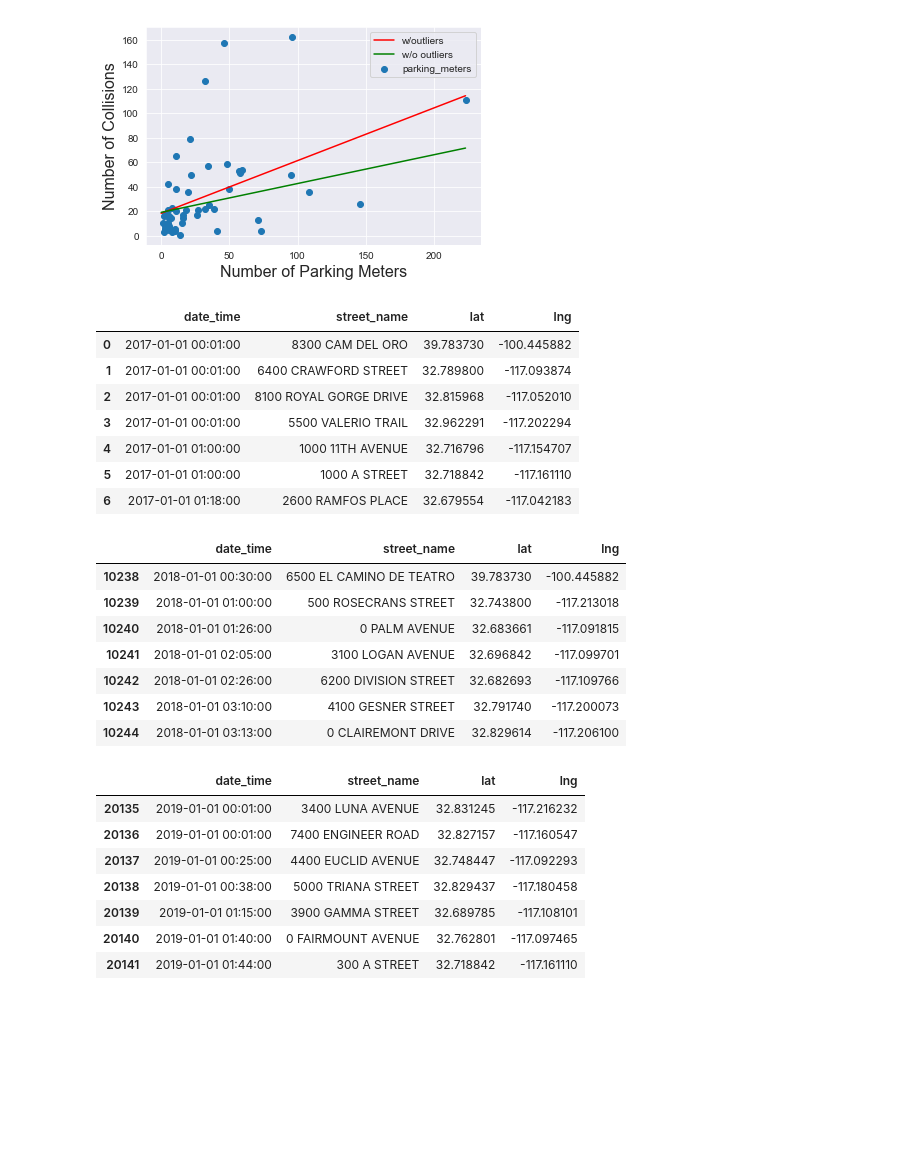
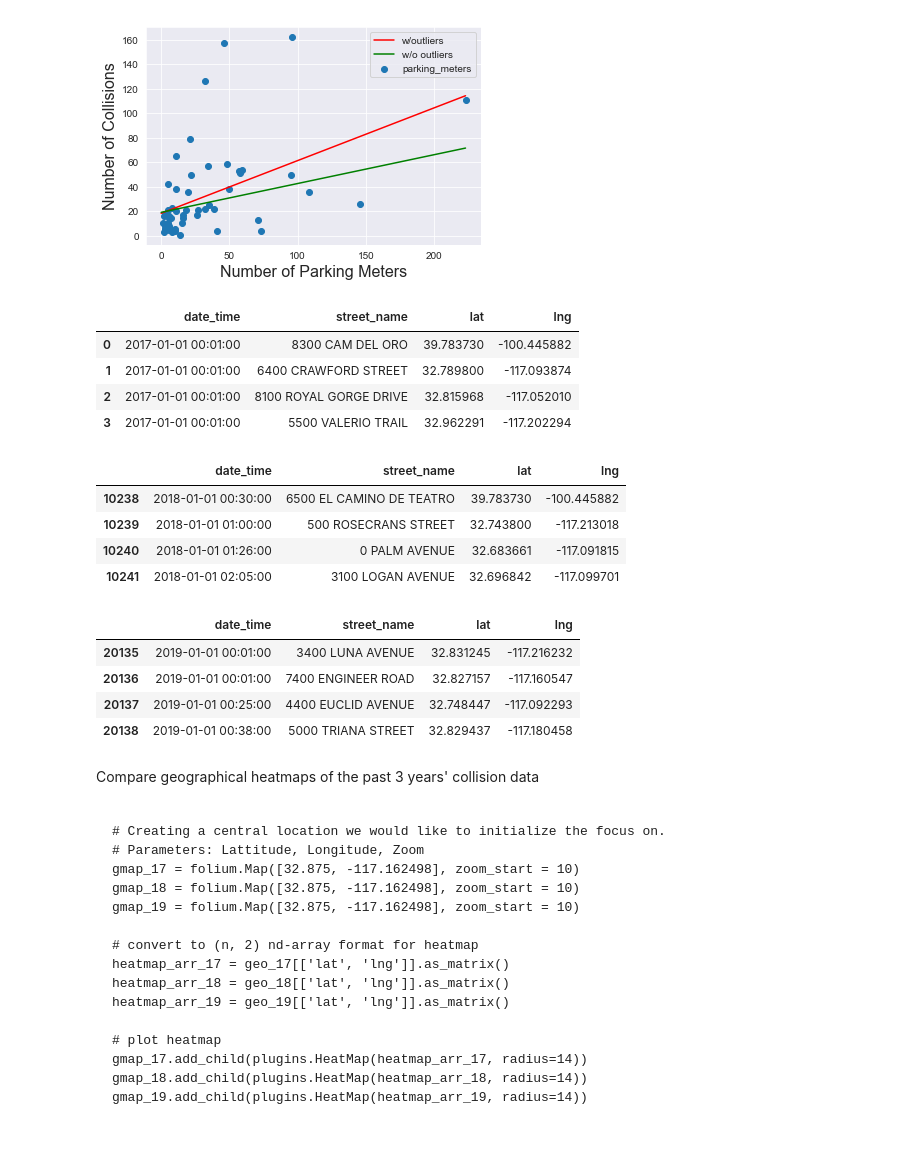
Before and after one commit to rileyfroehlich/COGS-108-Final-Project, a Jupyter notebook: Final_Project.ipynb, the cells around one changed output. Cells and saved outputs as stored; diff of their text form; code cells hidden in the pictures; blank space fills up the shorter version.

Commit message:
Heatmaps

````diff
--- a/Final_Project.ipynb
+++ b/Final_Project.ipynb
@@ -519,47 +516,60 @@ Text(0.5, 0, 'Number of Parking Meters')
 # %%
 #read data file and drop index column
 df_geo = pd.read_csv( 'df_geo_data.csv' )
 df_geo.drop( columns = 'Unnamed: 0', inplace = True )
 
 #sort the data based on the date
 df_geo.sort_values( 'date_time', inplace = True )
 
 #based on a substring of the date_time column create a
 #boolean series that compares the last two digits of the year
 mask_17 = df_geo.date_time.str[ 2:4 ] == '17'
 mask_18 = df_geo.date_time.str[ 2:4 ] == '18'
 mask_19 = df_geo.date_time.str[ 2:4 ] == '19'
 
 #placing the boolean series back into the dataframe
 #creates split dataframes based on the series
-df_17 = df_geo[ mask_17 ]
-df_18 = df_geo [ mask_18 ]
-df_19 = df_geo[ mask_19 ]
+geo_17 = df_geo[ mask_17 ]
+geo_18 = df_geo [ mask_18 ]
+geo_19 = df_geo[ mask_19 ]
 
 #print all dataframes
-multiple_df_display( df_17[0:7], df_18[0:7], df_19[0:7])
+multiple_df_display( geo_17[0:4], geo_18[0:4], geo_19[0:4])
 # %% [output]
 |  | date_time | street_name | lat | lng |
 | 0 | 2017-01-01 00:01:00 | 8300 CAM DEL ORO | 39.783730 | -100.445882 |
 | 1 | 2017-01-01 00:01:00 | 6400 CRAWFORD STREET | 32.789800 | -117.093874 |
 | 2 | 2017-01-01 00:01:00 | 8100 ROYAL GORGE DRIVE | 32.815968 | -117.052010 |
 | 3 | 2017-01-01 00:01:00 | 5500 VALERIO TRAIL | 32.962291 | -117.202294 |
-| 4 | 2017-01-01 01:00:00 | 1000 11TH AVENUE | 32.716796 | -117.154707 |
-| 5 | 2017-01-01 01:00:00 | 1000 A STREET | 32.718842 | -117.161110 |
-| 6 | 2017-01-01 01:18:00 | 2600 RAMFOS PLACE | 32.679554 | -117.042183 |
 |  | date_time | street_name | lat | lng |
 | 10238 | 2018-01-01 00:30:00 | 6500 EL CAMINO DE TEATRO | 39.783730 | -100.445882 |
 | 10239 | 2018-01-01 01:00:00 | 500 ROSECRANS STREET | 32.743800 | -117.213018 |
 | 10240 | 2018-01-01 01:26:00 | 0 PALM AVENUE | 32.683661 | -117.091815 |
 | 10241 | 2018-01-01 02:05:00 | 3100 LOGAN AVENUE | 32.696842 | -117.099701 |
-| 10242 | 2018-01-01 02:26:00 | 6200 DIVISION STREET | 32.682693 | -117.109766 |
-| 10243 | 2018-01-01 03:10:00 | 4100 GESNER STREET | 32.791740 | -117.200073 |
-| 10244 | 2018-01-01 03:13:00 | 0 CLAIREMONT DRIVE | 32.829614 | -117.206100 |
 |  | date_time | street_name | lat | lng |
 | 20135 | 2019-01-01 00:01:00 | 3400 LUNA AVENUE | 32.831245 | -117.216232 |
 | 20136 | 2019-01-01 00:01:00 | 7400 ENGINEER ROAD | 32.827157 | -117.160547 |
 | 20137 | 2019-01-01 00:25:00 | 4400 EUCLID AVENUE | 32.748447 | -117.092293 |
 | 20138 | 2019-01-01 00:38:00 | 5000 TRIANA STREET | 32.829437 | -117.180458 |
-| 20139 | 2019-01-01 01:15:00 | 3900 GAMMA STREET | 32.689785 | -117.108101 |
-| 20140 | 2019-01-01 01:40:00 | 0 FAIRMOUNT AVENUE | 32.762801 | -117.097465 |
-| 20141 | 2019-01-01 01:44:00 | 300 A STREET | 32.718842 | -117.161110 |
+# %% [markdown]
+Compare geographical heatmaps of the past 3 years' collision data
+
+```
+
+# Creating a central location we would like to initialize the focus on.
+# Parameters: Lattitude, Longitude, Zoom
+gmap_17 = folium.Map([32.875, -117.162498], zoom_start = 10)
+gmap_18 = folium.Map([32.875, -117.162498], zoom_start = 10)
+gmap_19 = folium.Map([32.875, -117.162498], zoom_start = 10)
+
+# convert to (n, 2) nd-array format for heatmap
+heatmap_arr_17 = geo_17[['lat', 'lng']].as_matrix()
+heatmap_arr_18 = geo_18[['lat', 'lng']].as_matrix()
+heatmap_arr_19 = geo_19[['lat', 'lng']].as_matrix()
+
+# plot heatmap
+gmap_17.add_child(plugins.HeatMap(heatmap_arr_17, radius=14))
+gmap_18.add_child(plugins.HeatMap(heatmap_arr_18, radius=14))
+gmap_19.add_child(plugins.HeatMap(heatmap_arr_19, radius=14))
+
+```
````
Also changed, not shown: parts of 4 cells of this notebook.
